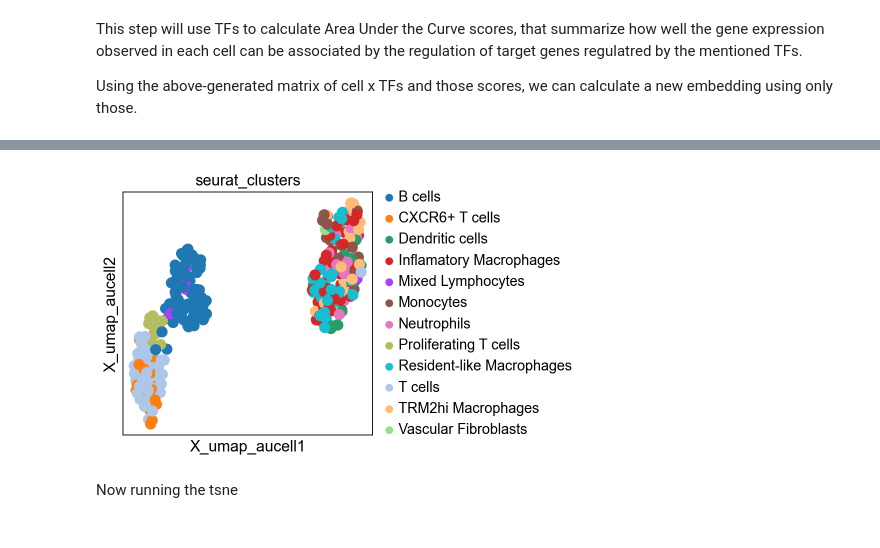
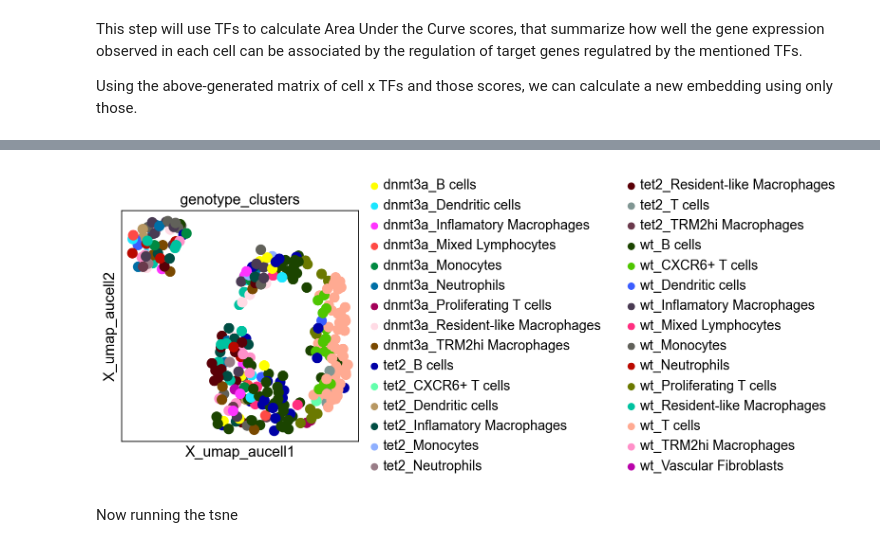
Before and after one commit to btsanketh/proj1_tet_dnmt3a_mut, a Jupyter notebook: dnmt3a_tet2.ipynb, the cells around one changed output, grey strips where cells are left out. Saved outputs shown, nothing was run; the diff lists cells and outputs as text; code cells hidden in the pictures.

```diff
--- a/dnmt3a_tet2.ipynb
+++ b/dnmt3a_tet2.ipynb
@@ -301,9 +336,9 @@ sc.tl.tsne(ad_auc_mtx)
 rna.obsm["X_umap_aucell"] = ad_auc_mtx.obsm["X_umap"]
 rna.obsm["X_tsne_aucell"] = ad_auc_mtx.obsm["X_tsne"]
 # %%
-sc.pl.embedding(rna, basis="X_umap_aucell", color="seurat_clusters")
+sc.pl.embedding(rna, basis="X_umap_aucell", color="genotype_clusters")
 # %% [output]
-[figure, old version]
+[figure, new version]
 # %% [markdown]
 Now running the tsne
 # %%
```
Also changed, not shown: parts of 20 cells of this notebook, 2 other files.
